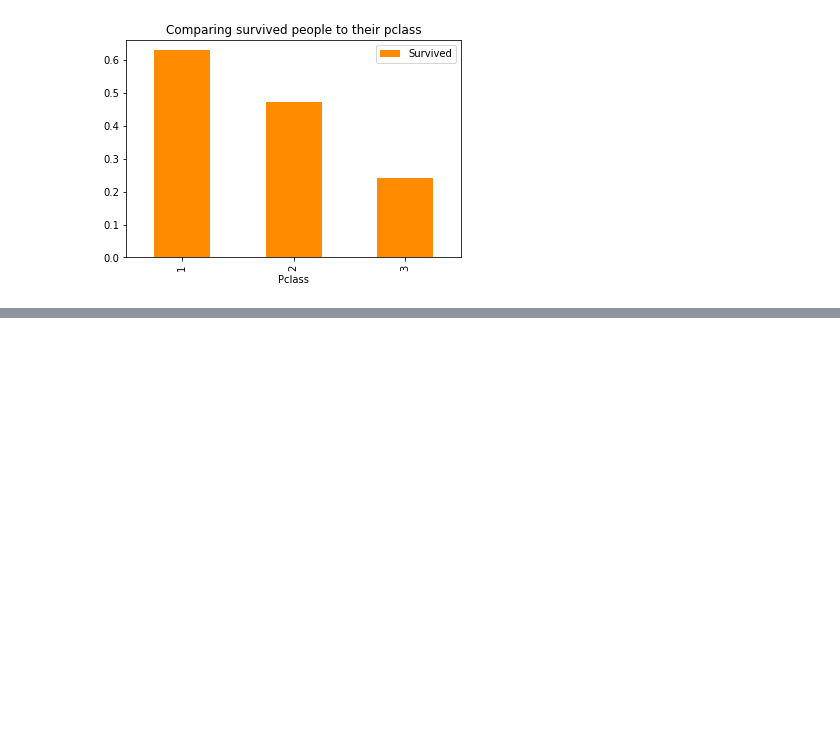
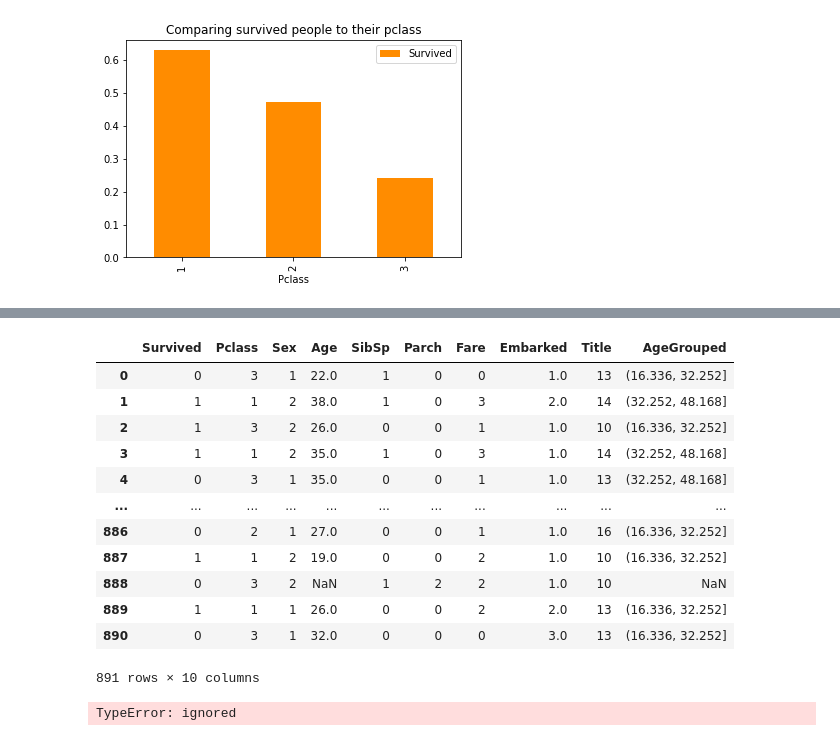
Before and after one commit to Push911/Titanic-Machine-Learning-from-Disaster, a Jupyter notebook: Titanic: Machine Learning from Disaster.ipynb, the cells around one changed output, grey strips where cells are left out. Drawn from its saved outputs; the diff is of its cells as text; code cells hidden in the pictures; blank space fills up the shorter version.

```diff
--- a/Titanic: Machine Learning from Disaster.ipynb
+++ b/Titanic: Machine Learning from Disaster.ipynb
@@ -67,0 +165,35 @@ ps.plot(x ="Pclass", y="Survived", kind="bar", title="Comparing survived people
+# %%
+trainData.loc[ trainData["Fare"] <= 7.91, "Fare"] = 0
+trainData.loc[(trainData["Fare"] > 7.91) & (trainData["Fare"] <= 14.454), "Fare"] = 1
+trainData.loc[(trainData["Fare"] > 14.454) & (trainData["Fare"] <= 31), "Fare"]   = 2
+trainData.loc[ trainData["Fare"] > 31, "Fare"] = 3
+trainData["Fare"] = trainData["Fare"].astype(int)
+
+testData.loc[ testData["Fare"] <= 7.91, "Fare"] = 0
+testData.loc[(testData["Fare"] > 7.91) & (testData["Fare"] <= 14.454), "Fare"] = 1
+testData.loc[(testData["Fare"] > 14.454) & (testData["Fare"] <= 31), "Fare"]   = 2
+testData.loc[ testData["Fare"] > 31, "Fare"] = 3
+testData["Fare"] = testData["Fare"].astype(int)
+# %%
+trainData["AgeGrouped"] = pd.cut(trainData["Age"], 5)
+# train_df[['AgeBand', 'Survived']].groupby(['AgeBand'], as_index=False).mean().sort_values(by='AgeBand', ascending=True)
+trainData
+# %% [output]
+|  | Survived | Pclass | Sex | Age | SibSp | Parch | Fare | Embarked | Title | AgeGrouped |
+| 0 | 0 | 3 | 1 | 22.0 | 1 | 0 | 0 | 1.0 | 13 | (16.336, 32.252] |
+| 1 | 1 | 1 | 2 | 38.0 | 1 | 0 | 3 | 2.0 | 14 | (32.252, 48.168] |
+| 2 | 1 | 3 | 2 | 26.0 | 0 | 0 | 1 | 1.0 | 10 | (16.336, 32.252] |
+| 3 | 1 | 1 | 2 | 35.0 | 1 | 0 | 3 | 1.0 | 14 | (32.252, 48.168] |
+| 4 | 0 | 3 | 1 | 35.0 | 0 | 0 | 1 | 1.0 | 13 | (32.252, 48.168] |
+| ... | ... | ... | ... | ... | ... | ... | ... | ... | ... | ... |
+| 886 | 0 | 2 | 1 | 27.0 | 0 | 0 | 1 | 1.0 | 16 | (16.336, 32.252] |
+| 887 | 1 | 1 | 2 | 19.0 | 0 | 0 | 2 | 1.0 | 10 | (16.336, 32.252] |
+| 888 | 0 | 3 | 2 | NaN | 1 | 2 | 2 | 1.0 | 10 | NaN |
+| 889 | 1 | 1 | 1 | 26.0 | 0 | 0 | 2 | 2.0 | 13 | (16.336, 32.252] |
+| 890 | 0 | 3 | 1 | 32.0 | 0 | 0 | 0 | 3.0 | 13 | (16.336, 32.252] |
+891 rows × 10 columns
+# %%
+trainData[trainData["Age"].isnull()]
+# trainData.at["Age"]
+# %% [output]
+TypeError: ignored
```
Also changed, not shown: parts of 25 cells of this notebook.
